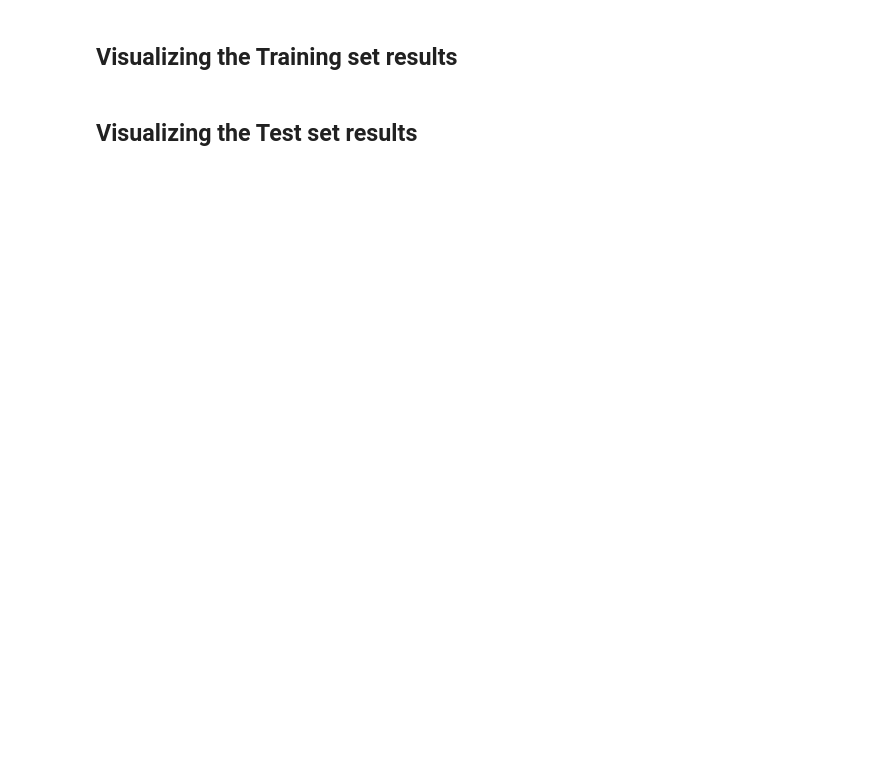
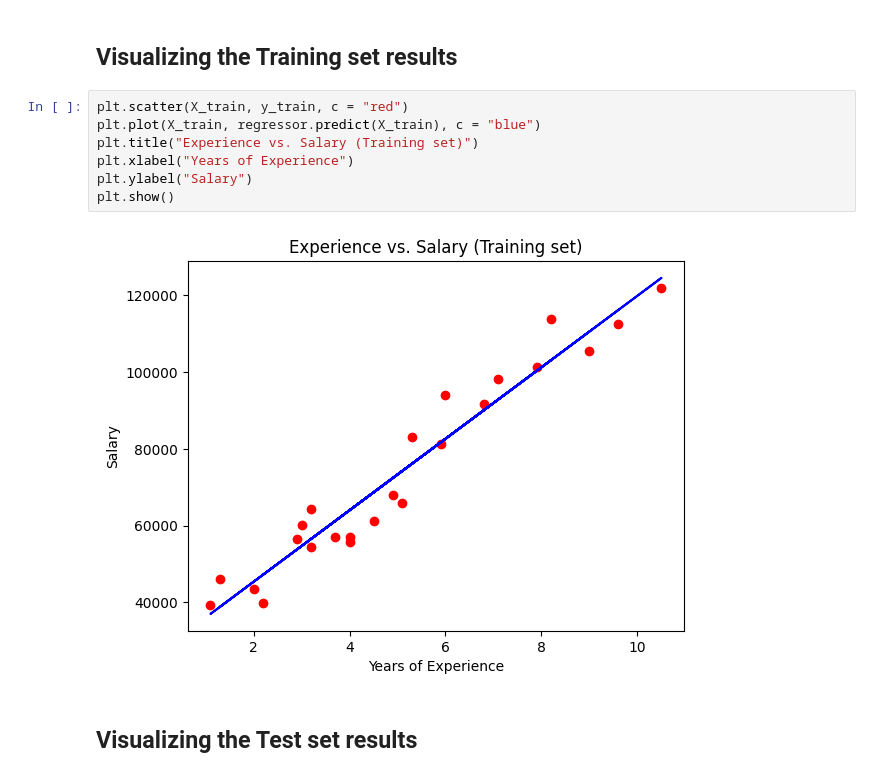
Before and after one commit to marilynyi/machine-learning-a-z, a Jupyter notebook: 02-regression/02_01_simple_linear_regression/salary_prediction.ipynb, the cells around one changed output. Drawn from its saved outputs; the diff is of its cells as text; blank space fills up the shorter version.

Commit message:
update salary_prediction

```diff
--- a/02-regression/02_01_simple_linear_regression/salary_prediction.ipynb
+++ b/02-regression/02_01_simple_linear_regression/salary_prediction.ipynb
@@ -34,4 +37,13 @@ regressor.predict(X_test)
 # %% [markdown]
 ## Visualizing the Training set results
+# %%
+plt.scatter(X_train, y_train, c = "red")
+plt.plot(X_train, regressor.predict(X_train), c = "blue")
+plt.title("Experience vs. Salary (Training set)")
+plt.xlabel("Years of Experience")
+plt.ylabel("Salary")
+plt.show()
+# %% [output]
+[figure, added]
 # %% [markdown]
 ## Visualizing the Test set results
```
Also changed, not shown: parts of 2 cells of this notebook.
